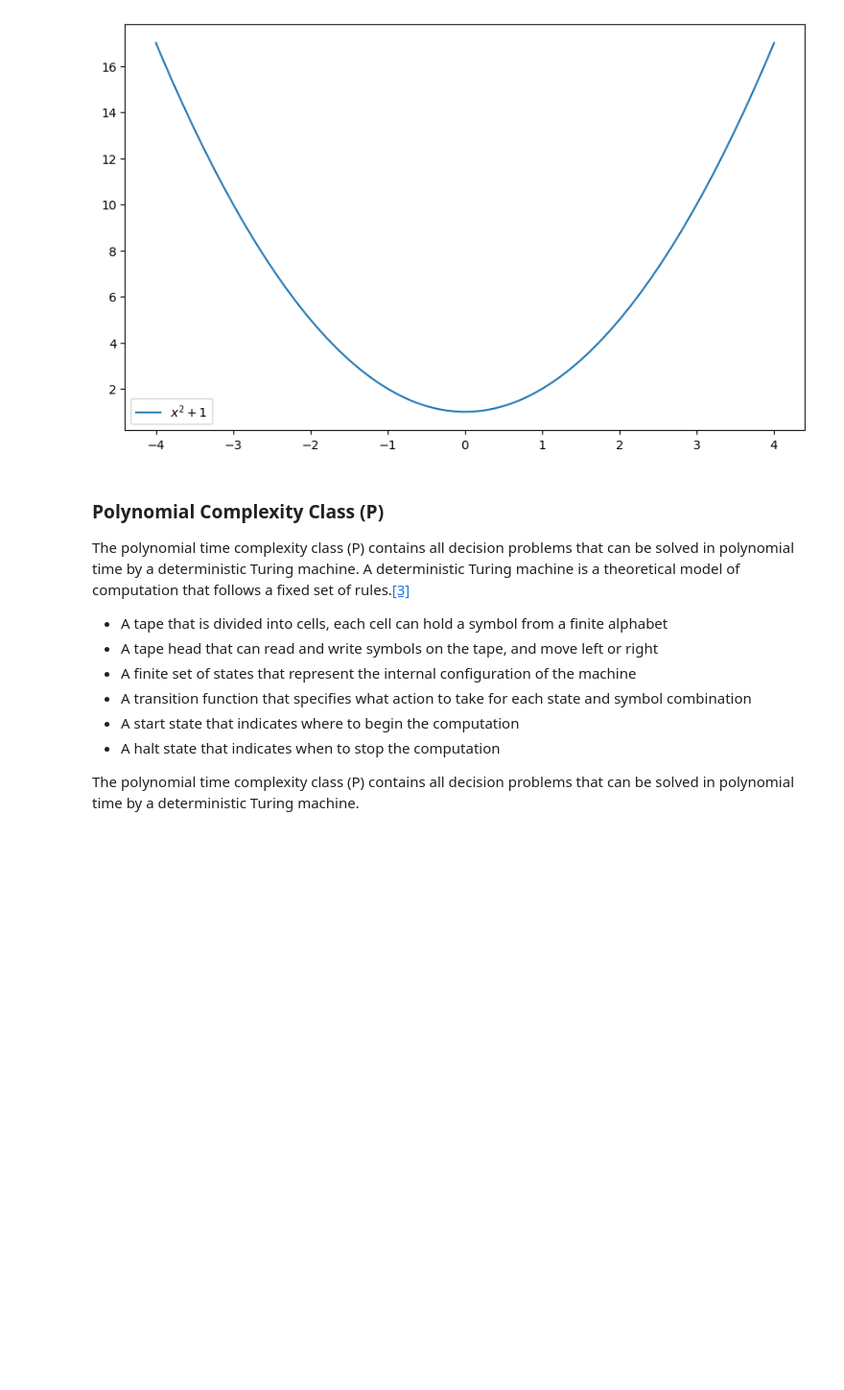
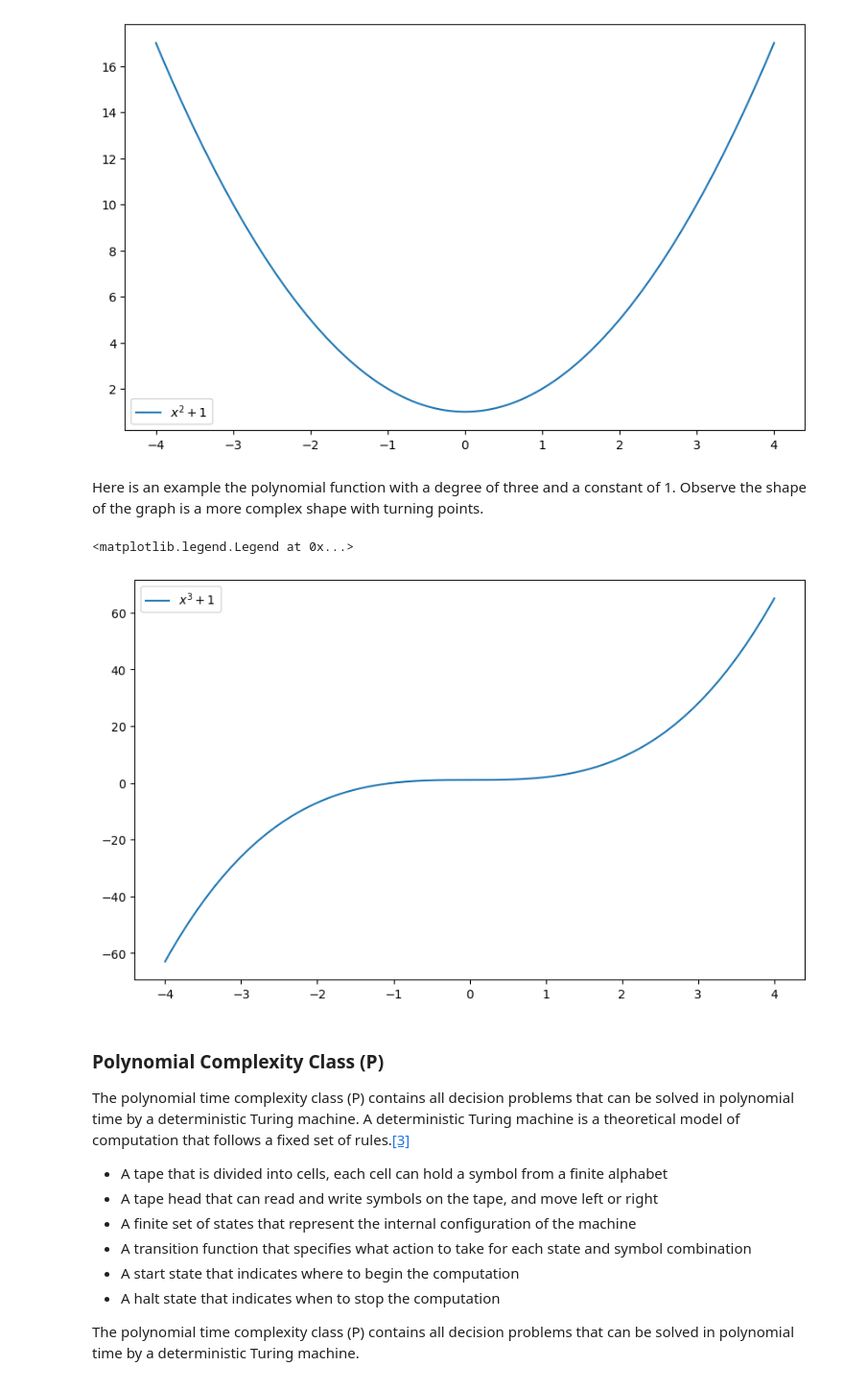
Before and after one commit to DylanCorr2020/Theory-Of-Algorithms, a Jupyter notebook: Polynomial Time Notebook.ipynb, the cells around one changed output. Shown at 96% size. Cells and saved outputs as stored; diff of their text form; code cells hidden in the pictures; blank space fills up the shorter version.

Commit message:
Elaborated on what a ploynomial function is with examples.

```diff
--- a/Polynomial Time Notebook.ipynb
+++ b/Polynomial Time Notebook.ipynb
@@ -40,6 +62,32 @@ ax.legend()
 # %% [output]
 <matplotlib.legend.Legend at 0x...>
 [figure]
+# %% [markdown]
+Here is an example the polynomial function with a degree of three and a constant of 1. Observe the shape of the graph is a more complex shape with turning points.
+# %%
+##example of a polynomial function f(x) = x^3 + 1.
+# Numerical arrays.
+import numpy as np
+
+# Plots.
+import matplotlib.pyplot as plt
+
+# Range of x values.
+x = np.linspace(-4.0, 4.0, 1000)
+
+# Corresponding f(x) values.
+f = x**3 + 1
+# Create a plot.
+fig, ax = plt.subplots(figsize=(10, 6))
+
+# Plot f(x).
+ax.plot(x, f, label='$x^3+1$')
+
+# Show the legend.
+ax.legend()
+# %% [output]
+<matplotlib.legend.Legend at 0x...>
+[figure, added]
 # %% [markdown]
 ### Polynomial Complexity Class (P)
 The polynomial time complexity class (P) contains all decision problems that can be solved in polynomial time by a deterministic Turing machine. A deterministic Turing machine is a theoretical model of computation that follows a fixed set of rules.[[3]](https://planetmath.org/deterministicturingmachine)
```
Also changed, not shown: parts of 13 cells of this notebook.
